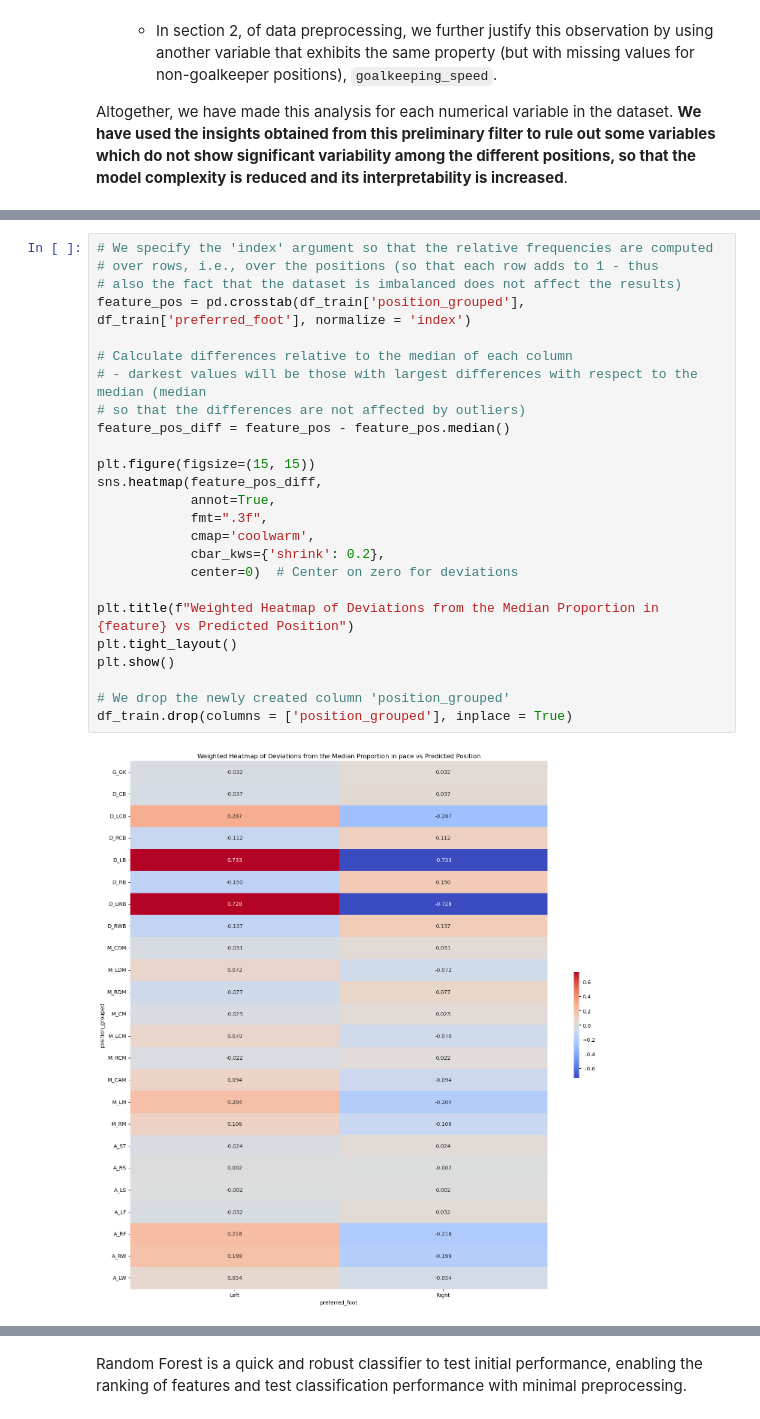
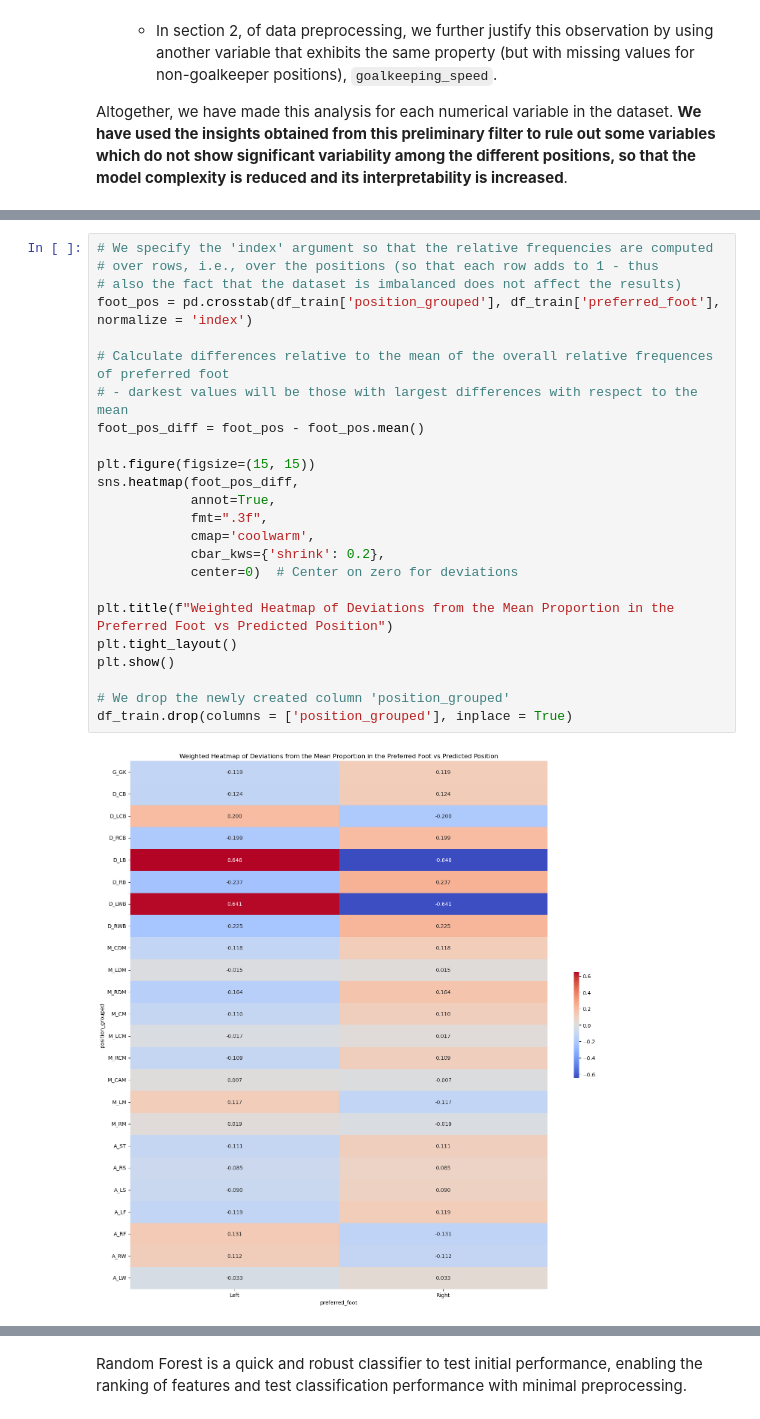
Before and after one commit to simonvellin/football_position_prediction, a Jupyter notebook: FINAL.ipynb, the cells around one changed output, grey strips where cells are left out. Drawn from its saved outputs; the diff is of its cells as text.

```diff
--- a/FINAL.ipynb
+++ b/FINAL.ipynb
@@ -387,29 +469,28 @@ In this section, we limit our analysis to the predictive power to one of the cat
 # %%
 # We specify the 'index' argument so that the relative frequencies are computed
 # over rows, i.e., over the positions (so that each row adds to 1 - thus
 # also the fact that the dataset is imbalanced does not affect the results)
-feature_pos = pd.crosstab(df_train['position_grouped'], df_train['preferred_foot'], normalize = 'index')
+foot_pos = pd.crosstab(df_train['position_grouped'], df_train['preferred_foot'], normalize = 'index')
 
-# Calculate differences relative to the median of each column
-# - darkest values will be those with largest differences with respect to the median (median
-# so that the differences are not affected by outliers)
-feature_pos_diff = feature_pos - feature_pos.median()
+# Calculate differences relative to the mean of the overall relative frequences of preferred foot
+# - darkest values will be those with largest differences with respect to the mean
+foot_pos_diff = foot_pos - foot_pos.mean()
 
 plt.figure(figsize=(15, 15))
-sns.heatmap(feature_pos_diff,
+sns.heatmap(foot_pos_diff,
             annot=True,
             fmt=".3f",
             cmap='coolwarm',
             cbar_kws={'shrink': 0.2},
             center=0)  # Center on zero for deviations
 
-plt.title(f"Weighted Heatmap of Deviations from the Median Proportion in {feature} vs Predicted Position")
+plt.title(f"Weighted Heatmap of Deviations from the Mean Proportion in the Preferred Foot vs Predicted Position")
 plt.tight_layout()
 plt.show()
 
 # We drop the newly created column 'position_grouped'
 df_train.drop(columns = ['position_grouped'], inplace = True)
 # %% [output]
-[figure, old version]
+[figure, new version]
 # %% [markdown]
 **Relevant insights**:
```
Also changed, not shown: parts of 13 cells of this notebook.
